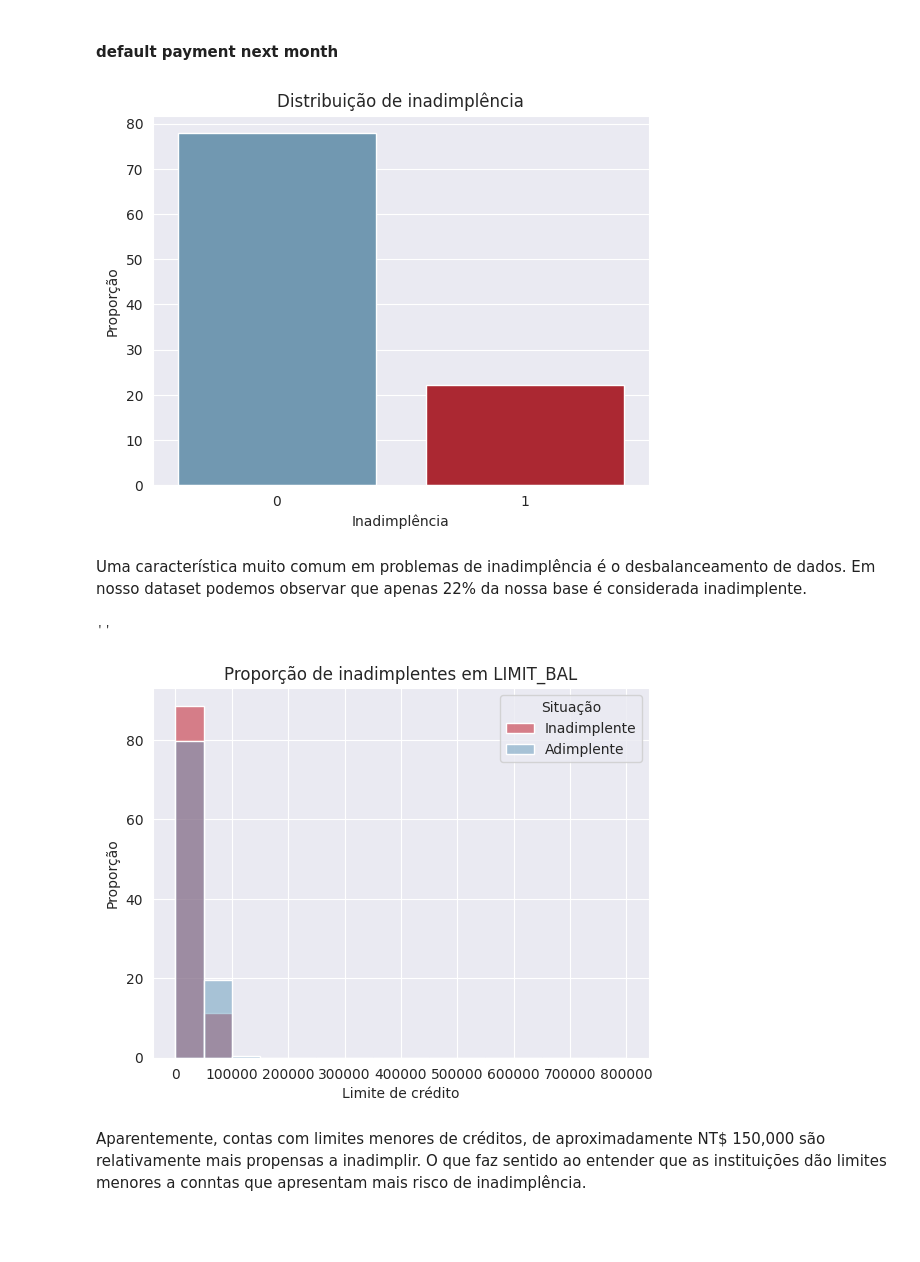
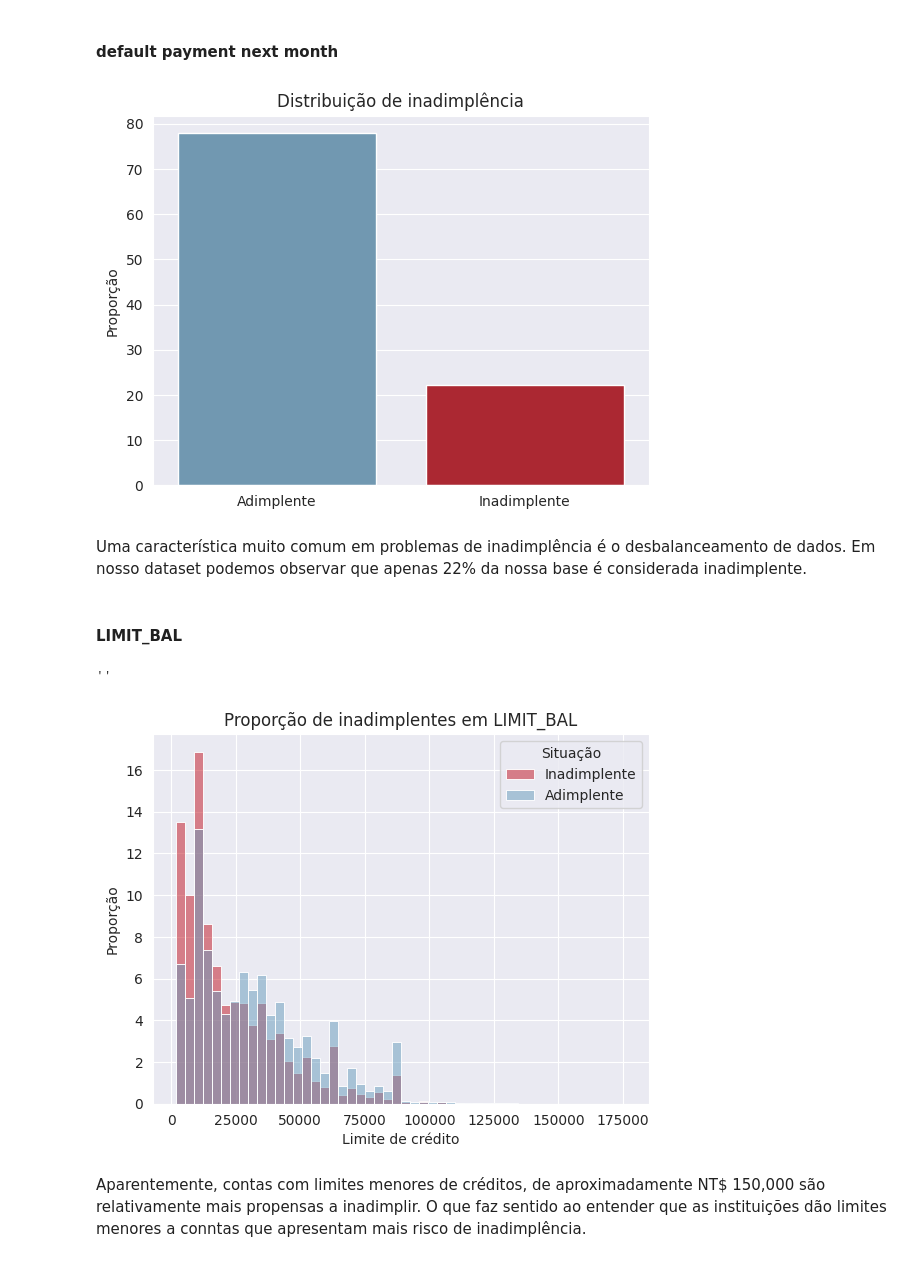
Before and after one commit to Mathsnts18/CreditRiskModel, a Jupyter notebook: notebooks/eda.ipynb, the cells around one changed output. Cells and saved outputs as stored; diff of their text form; code cells hidden in the pictures; blank space fills up the shorter version.

```diff
--- a/notebooks/eda.ipynb
+++ b/notebooks/eda.ipynb
@@ -136,6 +144,6 @@ df[df['ID'].duplicated()].describe()
 # %% [markdown]
 Aparentemente houve uma condição de associação errada na consulta SQL que gerou os dados. Iremos limpar esses dados do dataset.
 # %%
-#df.drop_duplicates('ID', inplace=True)
+df.drop_duplicates('ID', inplace=True)
 df.shape
 # %% [output]
@@ -204,6 +214,13 @@ df.shape
 df_zero = df == 0
 feats_zero = df_zero.iloc[:,1:].all(axis=1)
 df = df.loc[~feats_zero,:]
+
+# Conversão monetária
+taxa_cambio = 0.17636 #14/03/2025
+feats_price = ['LIMIT_BAL', 'BILL_AMT1', 'BILL_AMT2', 'BILL_AMT3', 'BILL_AMT4', 'BILL_AMT5',
+               'BILL_AMT6', 'PAY_AMT1', 'PAY_AMT2', 'PAY_AMT3', 'PAY_AMT4', 'PAY_AMT5', 'PAY_AMT6']
+
+df[feats_price] = df[feats_price] * taxa_cambio
 
 # Alterando o 'PAY_1' para seu valor mais frequente
 df = df.replace({'PAY_1': 'Not available'}, df['PAY_1'].mode().values[0])
@@ -221,3 +238,9 @@ edu_cat_mapping = {
     4: 'others'
 }
 df['EDUCATION_CAT'] = df['EDUCATION'].map(edu_cat_mapping)
+
+print('O dataset contém:')
+print(f'{df.shape[0]} amostras')
+print(f'{df.shape[1]} colunas')
+print(f'{df.isna().sum().sum()} valores faltantes')
+print(f'{df.duplicated().sum()} amostras duplicadas')
@@ -378,26 +410,27 @@ Podemos chegar em conclusões semelhantes pelo DataFrame da estatística F e dos
 # %%
 sns.countplot(df, x='default payment next month',
               hue='default payment next month',
               palette=[c_blue, c_red],
               stat='percent',
               legend=False)
 
-plt.xlabel('Inadimplência')
+plt.xlabel('')
 plt.ylabel('Proporção')
+plt.xticks(ticks=[0,1], labels=['Adimplente', 'Inadimplente'])
 plt.title('Distribuição de inadimplência');
 # %% [output]
-[figure, old version]
+[figure, new version]
 # %% [markdown]
 Uma característica muito comum em problemas de inadimplência é o desbalanceamento de dados. Em nosso dataset podemos observar que apenas 22% da nossa base é considerada inadimplente.
+# %% [markdown]
+#### LIMIT_BAL
 # %%
-bin_edges = np.arange(0, 850000, 50000)
-
 sns.histplot(df, x='LIMIT_BAL',
              hue='default payment next month',
              palette=[c_blue, c_red],
              stat='percent',
              alpha=0.5,
-             bins=bin_edges,
+             bins=50,
              kde=False,
              common_norm=False,
              legend=True)
@@ -409,6 +442,6 @@ plt.legend(title="Situação", labels=['Inadimplente','Adimplente'])
 ;
 # %% [output]
 ''
-[figure, old version]
+[figure, new version]
 # %% [markdown]
 Aparentemente, contas com limites menores de créditos, de aproximadamente NT$ 150,000 são relativamente mais propensas a inadimplir. O que faz sentido ao entender que as instituições dão limites menores a conntas que apresentam mais risco de inadimplência.
```
Also changed, not shown: parts of 30 cells of this notebook, 14 other files.
